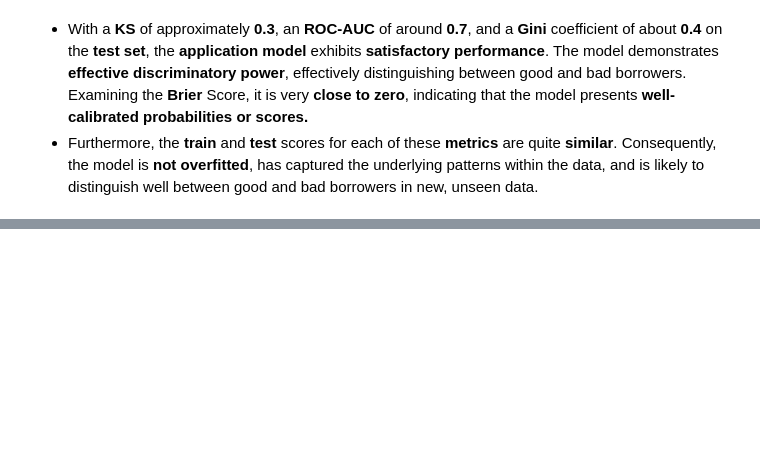
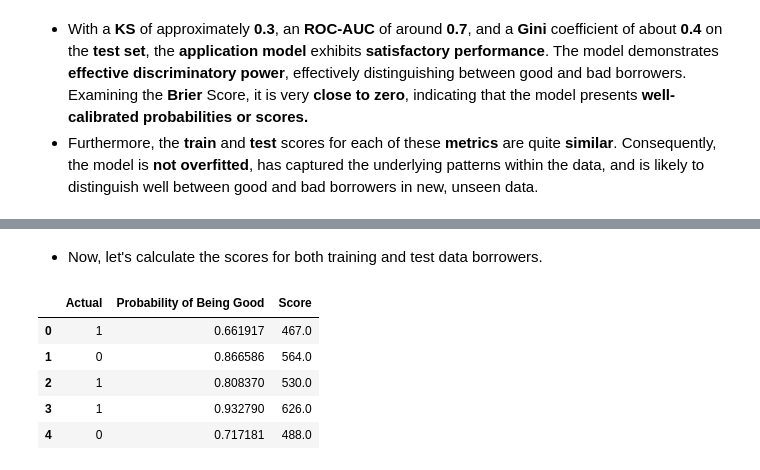
Before and after one commit to allmeidaapedro/Lending-Club-Credit-Scoring, a Jupyter notebook: notebooks/3_pd_modeling.ipynb, the cells around one changed output, grey strips where cells are left out. Saved outputs shown, nothing was run; the diff lists cells and outputs as text; code cells hidden in the pictures; blank space fills up the shorter version.

```diff
--- a/notebooks/3_pd_modeling.ipynb
+++ b/notebooks/3_pd_modeling.ipynb
@@ -717,0 +602,14 @@ SCR.describe()
+# %% [markdown]
+- Now, let's calculate the scores for both training and test data borrowers.
+# %%
+# Obtain training and test data borrowers credit scores.
+test_scores = compute_scores(X_test_prepared, y_test, probas_good_test, scorecard)
+train_scores = compute_scores(X_train_prepared, y_train, probas_good_train, scorecard)
+test_scores.head()
+# %% [output]
+|  | Actual | Probability of Being Good | Score |
+| 0 | 1 | 0.661917 | 467.0 |
+| 1 | 0 | 0.866586 | 564.0 |
+| 2 | 1 | 0.808370 | 530.0 |
+| 3 | 1 | 0.932790 | 626.0 |
+| 4 | 0 | 0.717181 | 488.0 |
```
Also changed, not shown: parts of 17 cells of this notebook, 3 other files.
